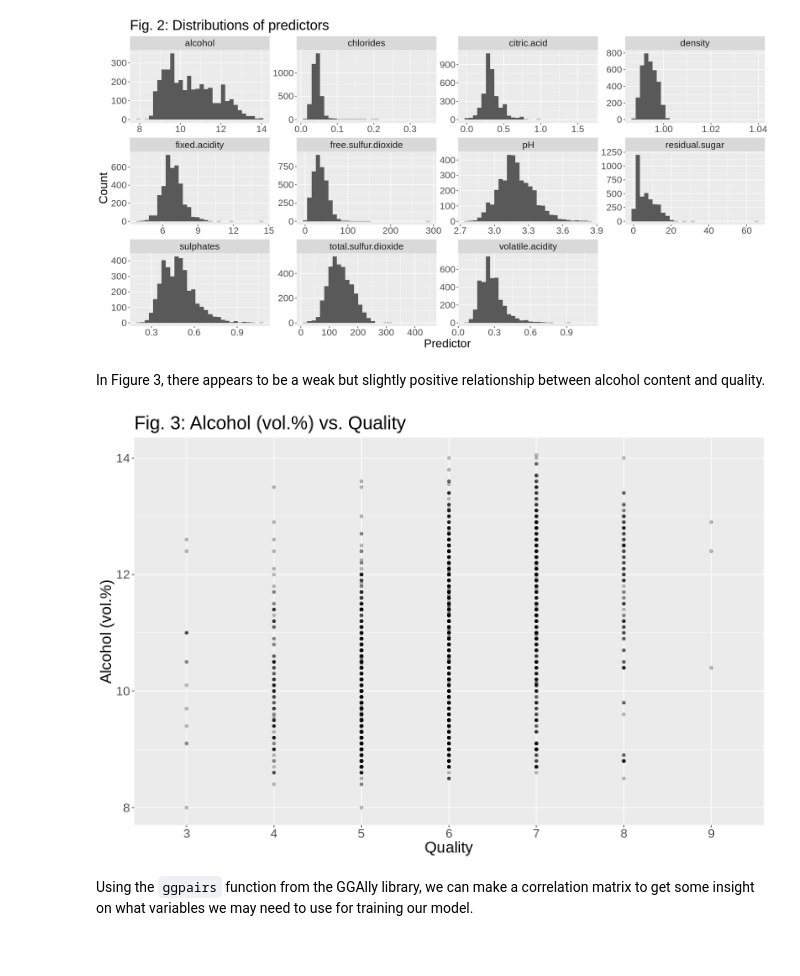
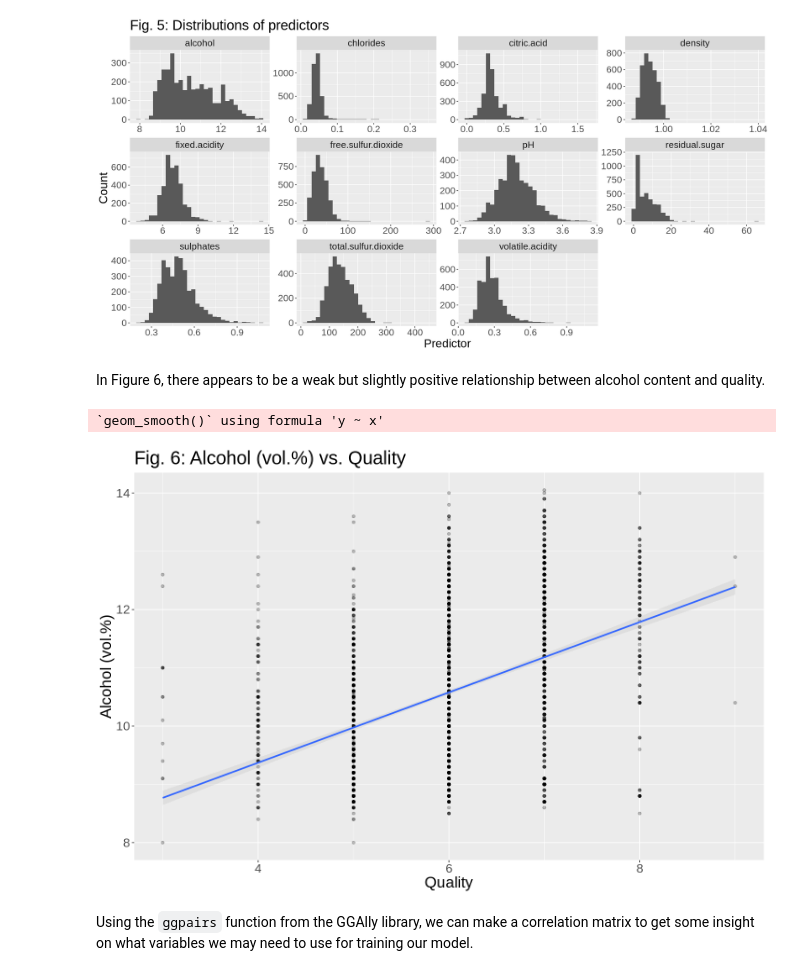
Before and after one commit to pradhyumnan8/DSCI-100-Wine-Quality-Predictor-Project, a Jupyter notebook: group_project_report.ipynb, the cells around one changed output. Drawn from its saved outputs; the diff is of its cells as text; code cells hidden in the pictures.

````diff
--- a/group_project_report.ipynb
+++ b/group_project_report.ipynb
@@ -181,19 +199,22 @@ pred_dist_plot
 `stat_bin()` using `bins = 30`. Pick better value with `binwidth`.
 [figure]
 # %% [markdown]
-In Figure 3, there appears to be a weak but slightly positive relationship between alcohol content and quality.
+In Figure 6, there appears to be a weak but slightly positive relationship between alcohol content and quality.
 # %%
 options(repr.plot.width = 12, repr.plot.height = 8)
 
 alcohol_vs_quality_plot <- wine_train |>
+    mutate(quality = as.numeric(levels(quality))[quality]) |>
     ggplot(aes(x = quality, y = alcohol)) +
     geom_point(alpha = 0.25) +
+    geom_smooth(method = "lm", alpha = .15) +
     theme(text = element_text(size = 20)) +
-    labs(x = "Quality", y = "Alcohol (vol.%)", title = "Fig. 3: Alcohol (vol.%) vs. Quality")
+    labs(x = "Quality", y = "Alcohol (vol.%)", title = "Fig. 6: Alcohol (vol.%) vs. Quality")
 
 alcohol_vs_quality_plot
 # %% [output]
+`geom_smooth()` using formula 'y ~ x'
-[figure, old version]
+[figure, new version]
 # %% [markdown]
 Using the ```ggpairs``` function from the GGAlly library, we can make a correlation matrix to get some insight on what variables we may need to use for training our model.
 # %%
````
Also changed, not shown: parts of 40 cells of this notebook.
